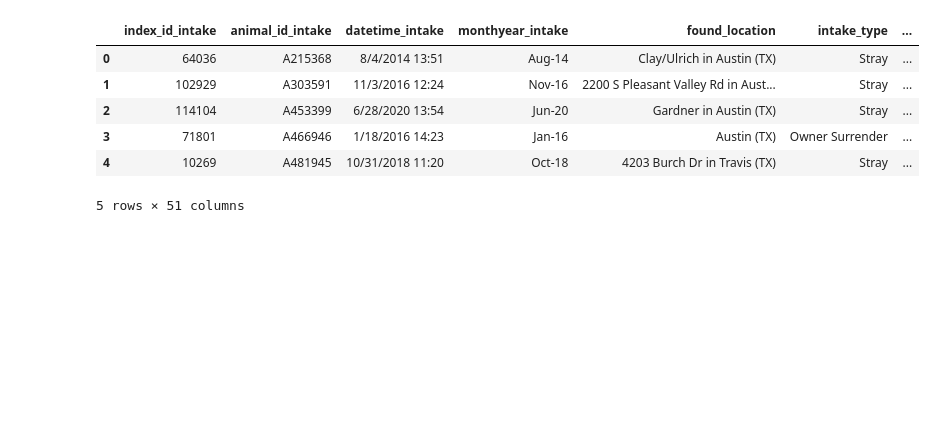
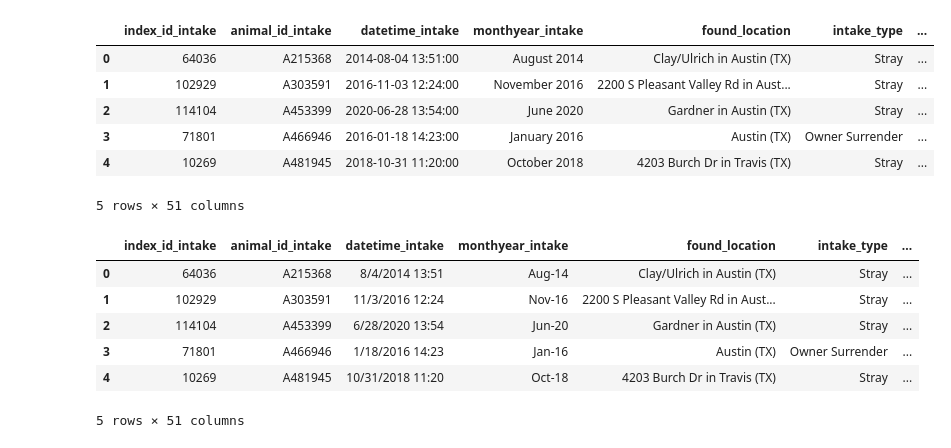
Before and after one commit to CorinneBean/Project_A_Team, a Jupyter notebook: Machine Learning/Notebooks/AAC_ML_model_Adopted(Success_Failure)-Cat.ipynb, the cells around one changed output. Drawn from its saved outputs; the diff is of its cells as text; code cells hidden in the pictures; blank space fills up the shorter version.

```diff
--- a/Machine Learning/Notebooks/AAC_ML_model_Adopted(Success_Failure)-Cat.ipynb
+++ b/Machine Learning/Notebooks/AAC_ML_model_Adopted(Success_Failure)-Cat.ipynb
@@ -22,3 +30,15 @@ df.head()
+# %%
+#read the available table from the database
+available_df = pd.read_sql_table("acc_intake_available",engine)
+df.head()
+# %% [output]
+|  | index_id_intake | animal_id_intake | datetime_intake | monthyear_intake | found_location | intake_type | ... |
+| 0 | 64036 | A215368 | 2014-08-04 13:51:00 | August 2014 | Clay/Ulrich in Austin (TX) | Stray | ... |
+| 1 | 102929 | A303591 | 2016-11-03 12:24:00 | November 2016 | 2200 S Pleasant Valley Rd in Aust... | Stray | ... |
+| 2 | 114104 | A453399 | 2020-06-28 13:54:00 | June 2020 | Gardner in Austin (TX) | Stray | ... |
+| 3 | 71801 | A466946 | 2016-01-18 14:23:00 | January 2016 | Austin (TX) | Owner Surrender | ... |
+| 4 | 10269 | A481945 | 2018-10-31 11:20:00 | October 2018 | 4203 Burch Dr in Travis (TX) | Stray | ... |
+5 rows × 51 columns
 # %%
 df = pd.read_csv("../../Resources/acc_intake_outcome.csv")
 df.head()
```
Also changed, not shown: parts of 1 cell of this notebook.
